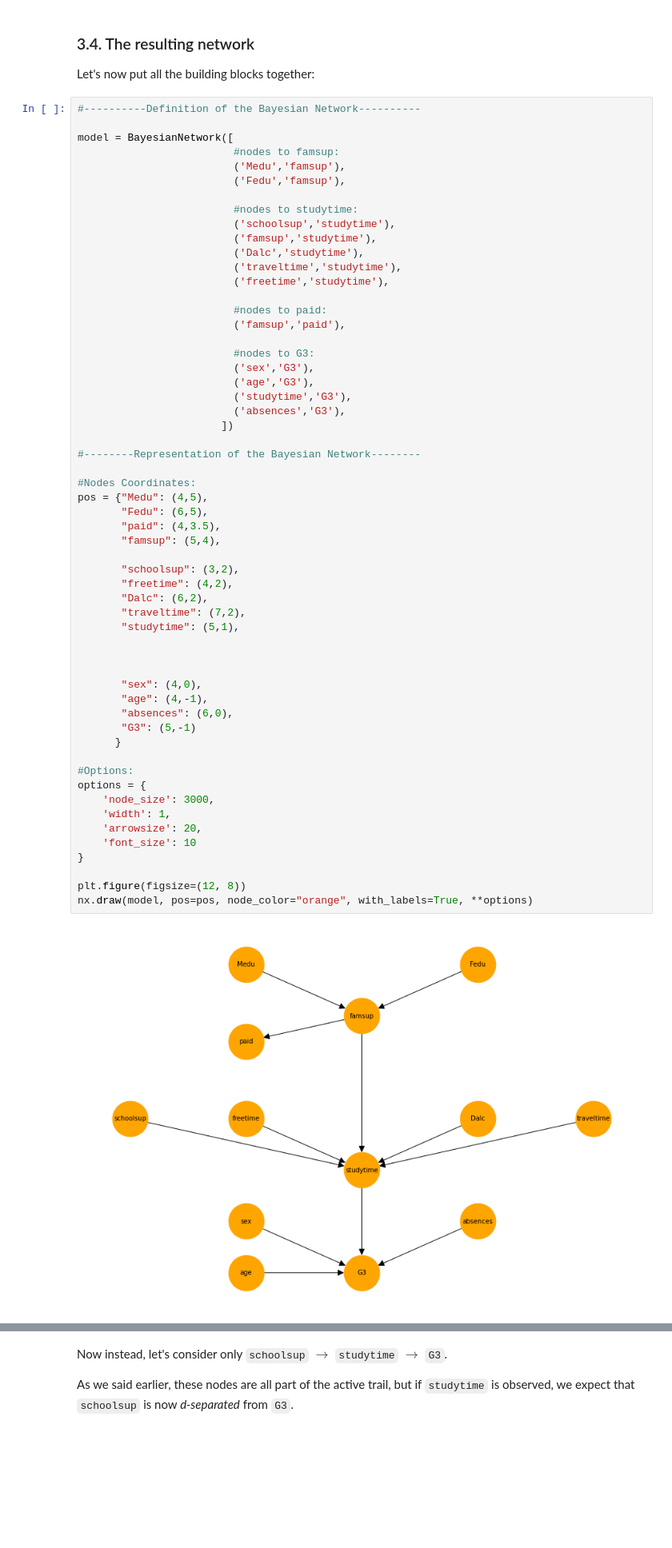
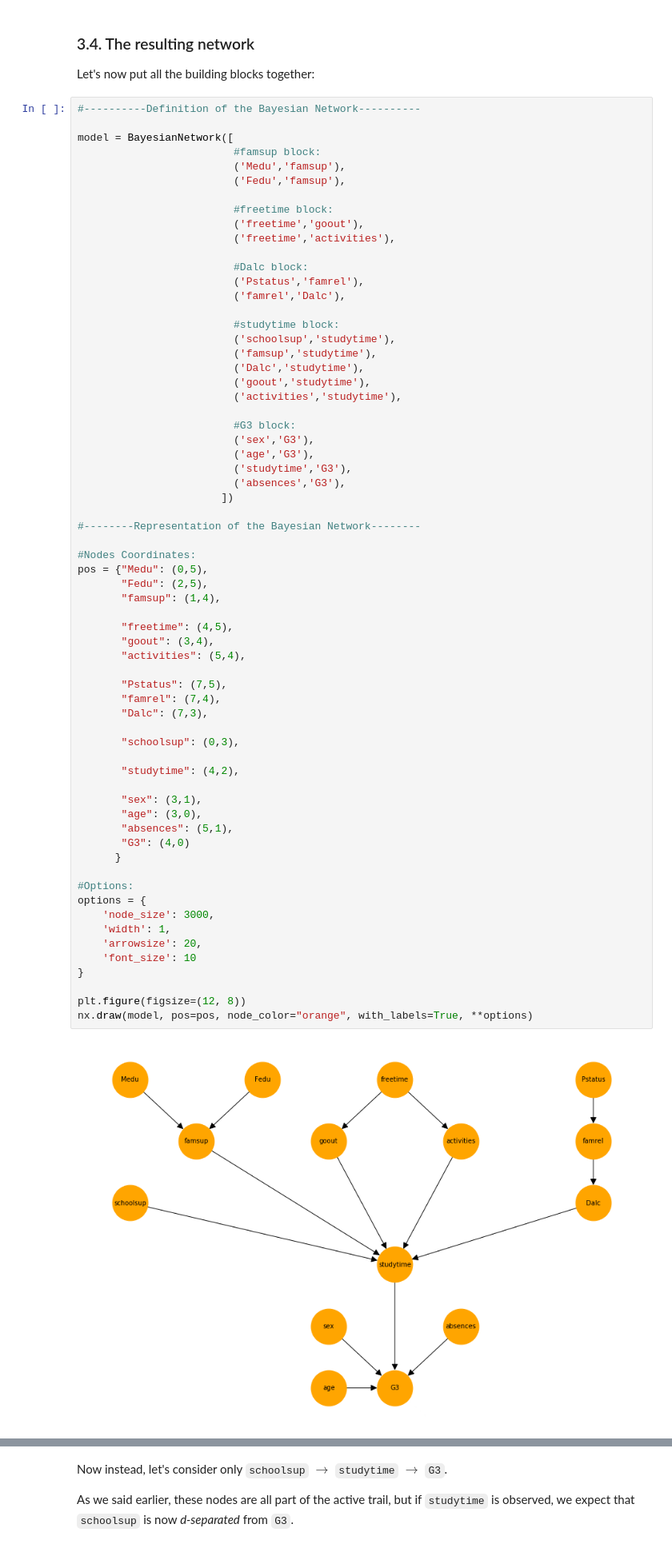
Before and after one commit to Mikalb98/StudentAnalysis-BayesianNetwork, a Jupyter notebook: BayesianModel_Albarello_Nestola.ipynb, the cells around one changed output, grey strips where cells are left out. Shown at 80% size. Drawn from its saved outputs; the diff is of its cells as text; blank space fills up the shorter version.

```diff
--- a/BayesianModel_Albarello_Nestola.ipynb
+++ b/BayesianModel_Albarello_Nestola.ipynb
@@ -1614,58 +1796,66 @@ Let's now put all the building blocks together:
 #----------Definition of the Bayesian Network----------
 
 model = BayesianNetwork([
-                         #nodes to famsup:
+                         #famsup block:
                          ('Medu','famsup'),
                          ('Fedu','famsup'),
 
-                         #nodes to studytime:
+                         #freetime block:
+                         ('freetime','goout'),
+                         ('freetime','activities'),
+
+                         #Dalc block:
+                         ('Pstatus','famrel'),
+                         ('famrel','Dalc'),
+
+                         #studytime block:
                          ('schoolsup','studytime'),
                          ('famsup','studytime'),
                          ('Dalc','studytime'),
-                         ('traveltime','studytime'),
-                         ('freetime','studytime'),
+                         ('goout','studytime'),
+                         ('activities','studytime'),
 
-                         #nodes to paid:
-                         ('famsup','paid'),
-
-                         #nodes to G3:
+                         #G3 block:
                          ('sex','G3'),
                          ('age','G3'),
                          ('studytime','G3'),
                          ('absences','G3'),
                        ])
 
 #--------Representation of the Bayesian Network--------
 
 #Nodes Coordinates:
-pos = {"Medu": (4,5),
-       "Fedu": (6,5),
-       "paid": (4,3.5),
-       "famsup": (5,4),
+pos = {"Medu": (0,5),
+       "Fedu": (2,5),
+       "famsup": (1,4),
 
-       "schoolsup": (3,2),
-       "freetime": (4,2),
-       "Dalc": (6,2),
-       "traveltime": (7,2),
-       "studytime": (5,1),
+       "freetime": (4,5),
+       "goout": (3,4),
+       "activities": (5,4),
 
+       "Pstatus": (7,5),
+       "famrel": (7,4),
+       "Dalc": (7,3),
 
+       "schoolsup": (0,3),
 
-       "sex": (4,0),
-       "age": (4,-1),
-       "absences": (6,0),
-       "G3": (5,-1)
+       "studytime": (4,2),
+
+       "sex": (3,1),
+       "age": (3,0),
+       "absences": (5,1),
+       "G3": (4,0)
       }
 
 #Options:
 options = {
     'node_size': 3000,
     'width': 1,
     'arrowsize': 20,
     'font_size': 10
 }
 
 plt.figure(figsize=(12, 8))
 nx.draw(model, pos=pos, node_color="orange", with_labels=True, **options)
 # %% [output]
-[figure, old version]
+[figure, new version]
```
Also changed, not shown: parts of 117 cells of this notebook, 1 other file.
